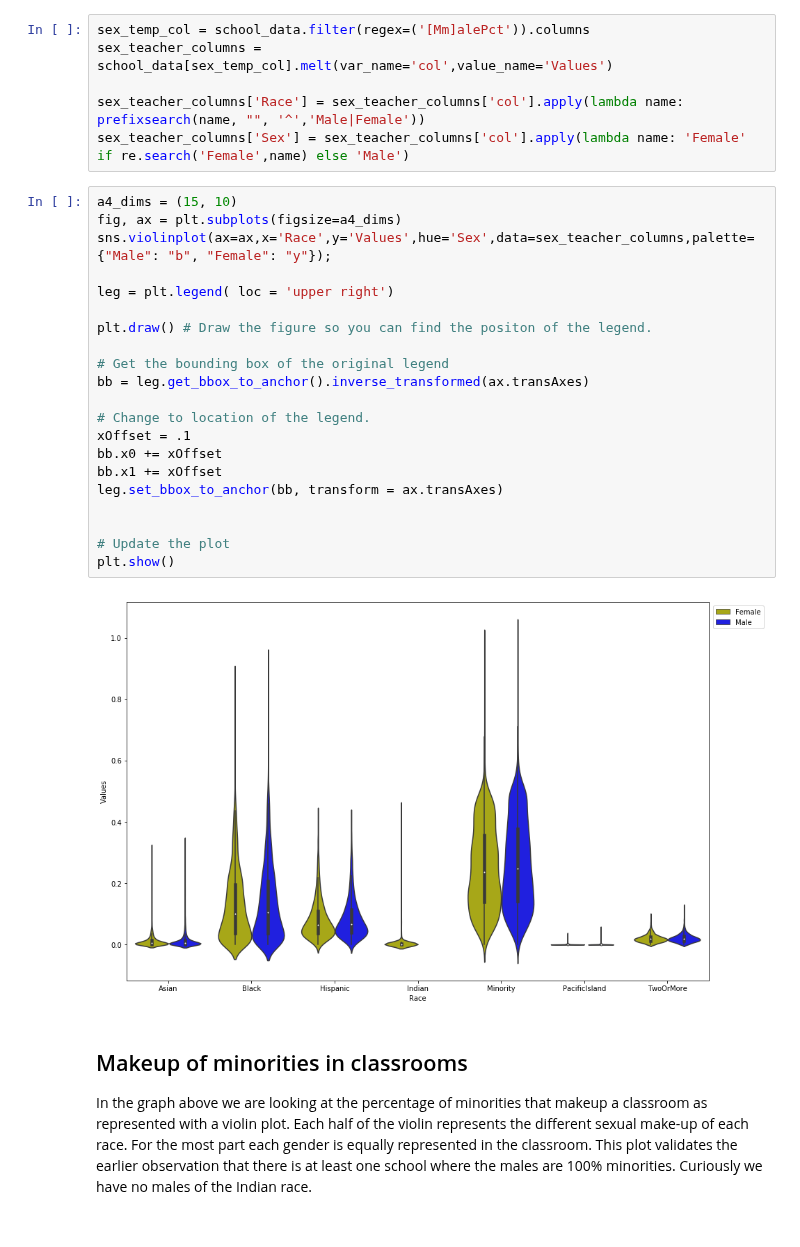
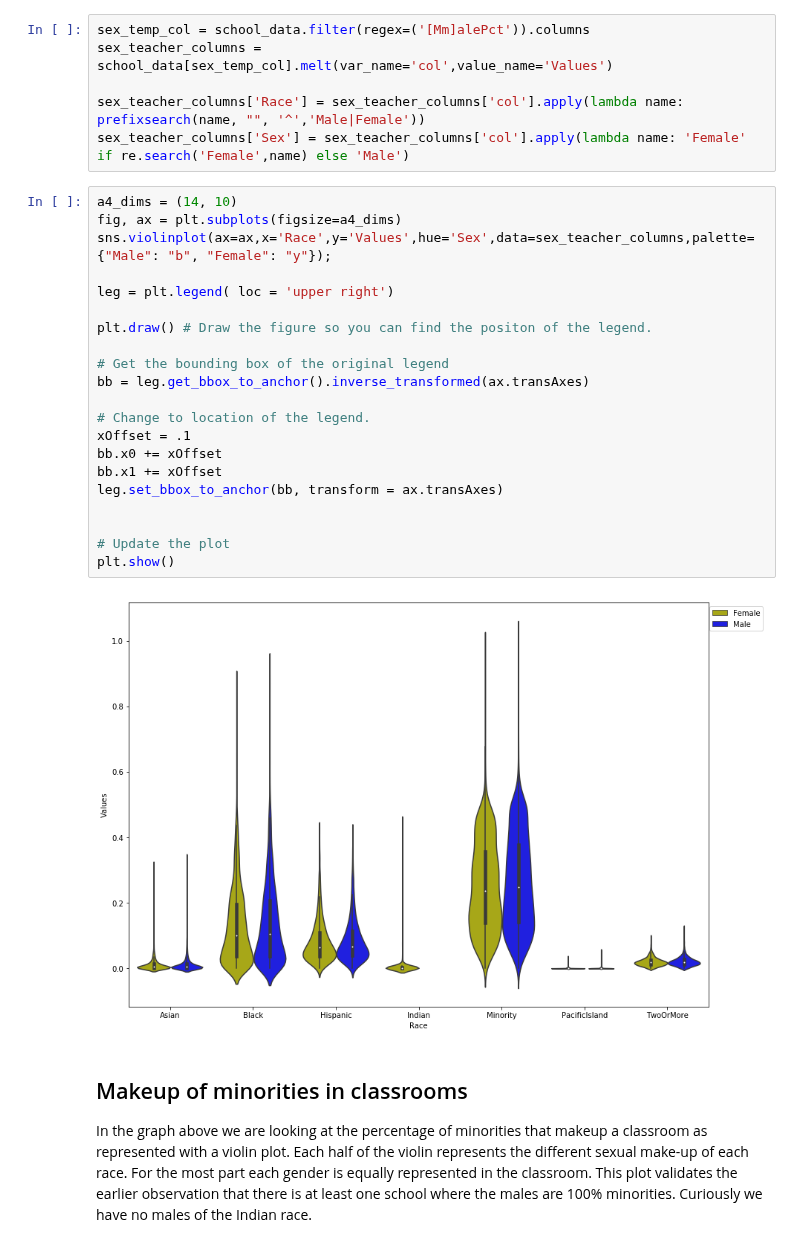
Before and after one commit to stmillett/MSDS7331_NorthCarolinaDataset, a Jupyter notebook: Data Mining - Lab 1.ipynb, the cells around one changed output. Cells and saved outputs as stored; diff of their text form.

```diff
--- a/Data Mining - Lab 1.ipynb
+++ b/Data Mining - Lab 1.ipynb
@@ -284,28 +283,28 @@ sex_teacher_columns = school_data[sex_temp_col].melt(var_name='col',value_name='
 sex_teacher_columns['Race'] = sex_teacher_columns['col'].apply(lambda name: prefixsearch(name, "", '^','Male|Female'))
 sex_teacher_columns['Sex'] = sex_teacher_columns['col'].apply(lambda name: 'Female' if re.search('Female',name) else 'Male')
 # %%
-a4_dims = (15, 10)
+a4_dims = (14, 10)
 fig, ax = plt.subplots(figsize=a4_dims)
 sns.violinplot(ax=ax,x='Race',y='Values',hue='Sex',data=sex_teacher_columns,palette={"Male": "b", "Female": "y"});
 
 leg = plt.legend( loc = 'upper right')
 
 plt.draw() # Draw the figure so you can find the positon of the legend.
 
 # Get the bounding box of the original legend
 bb = leg.get_bbox_to_anchor().inverse_transformed(ax.transAxes)
 
 # Change to location of the legend.
 xOffset = .1
 bb.x0 += xOffset
 bb.x1 += xOffset
 leg.set_bbox_to_anchor(bb, transform = ax.transAxes)
 
 
 # Update the plot
 plt.show()
 # %% [output]
-[figure, old version]
+[figure, new version]
 # %% [markdown]
 ## Makeup of minorities in classrooms
 
```
Also changed, not shown: parts of 17 cells of this notebook.
